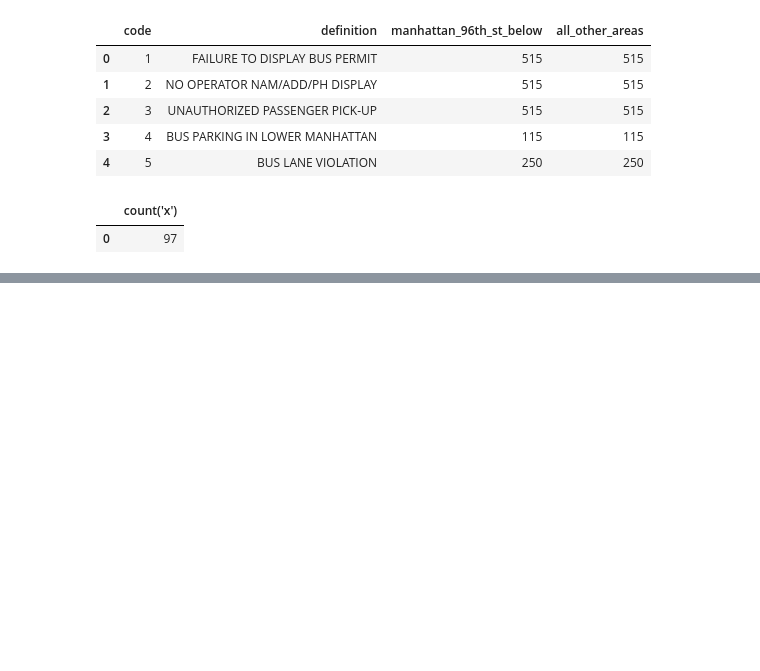
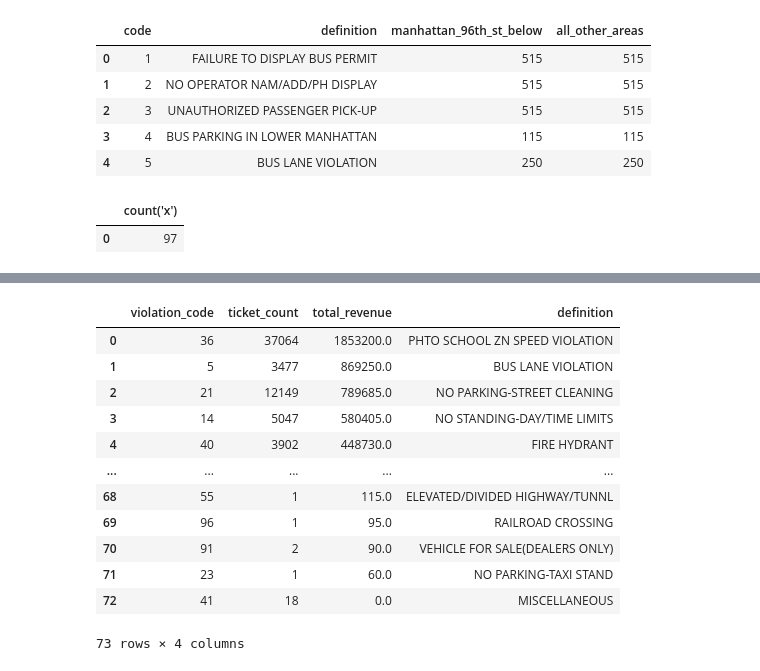
Before and after one commit to sam-dedge/data-engineering-with-data-build-tool-dbt-4458303, a Jupyter notebook: run_sql_queries_here.ipynb, the cells around one changed output, grey strips where cells are left out. Cells and saved outputs as stored; diff of their text form; code cells hidden in the pictures; blank space fills up the shorter version.

```diff
--- a/run_sql_queries_here.ipynb
+++ b/run_sql_queries_here.ipynb
@@ -76,0 +146,10 @@ with duckdb.connect('data/nyc_parking_violations.db') as con:
+# %%
+#gold_ticket_metrics
+#gold_vehicles_metrics
+
+sql_query = '''
+SELECT * FROM gold_ticket_metrics
+'''
+
+with duckdb.connect('data/nyc_parking_violations.db') as con:
+    display(con.sql(sql_query).df())
@@ -76,0 +170,31 @@ with duckdb.connect('data/nyc_parking_violations.db') as con:
+# %%
+#gold_ticket_metrics
+#gold_vehicles_metrics
+
+sql_query = '''
+	SELECT DISTINCT
+    	gltm.violation_code,
+        gltm.ticket_count,
+        gltm.total_revenue_usd AS total_revenue,
+        spvc.definition
+	FROM gold_ticket_metrics gltm, silver_parking_violation_codes spvc
+		WHERE gltm.violation_code = spvc.violation_code
+    ORDER BY total_revenue DESC
+'''
+
+with duckdb.connect('data/nyc_parking_violations.db') as con:
+    display(con.sql(sql_query).df())
+# %% [output]
+|  | violation_code | ticket_count | total_revenue | definition |
+| 0 | 36 | 37064 | 1853200.0 | PHTO SCHOOL ZN SPEED VIOLATION |
+| 1 | 5 | 3477 | 869250.0 | BUS LANE VIOLATION |
+| 2 | 21 | 12149 | 789685.0 | NO PARKING-STREET CLEANING |
+| 3 | 14 | 5047 | 580405.0 | NO STANDING-DAY/TIME LIMITS |
+| 4 | 40 | 3902 | 448730.0 | FIRE HYDRANT |
+| ... | ... | ... | ... | ... |
+| 68 | 55 | 1 | 115.0 | ELEVATED/DIVIDED HIGHWAY/TUNNL |
+| 69 | 96 | 1 | 95.0 | RAILROAD CROSSING |
+| 70 | 91 | 2 | 90.0 | VEHICLE FOR SALE(DEALERS ONLY) |
+| 71 | 23 | 1 | 60.0 | NO PARKING-TAXI STAND |
+| 72 | 41 | 18 | 0.0 | MISCELLANEOUS |
+73 rows × 4 columns
```
Also changed, not shown: parts of 8 cells of this notebook, 9 other files.
